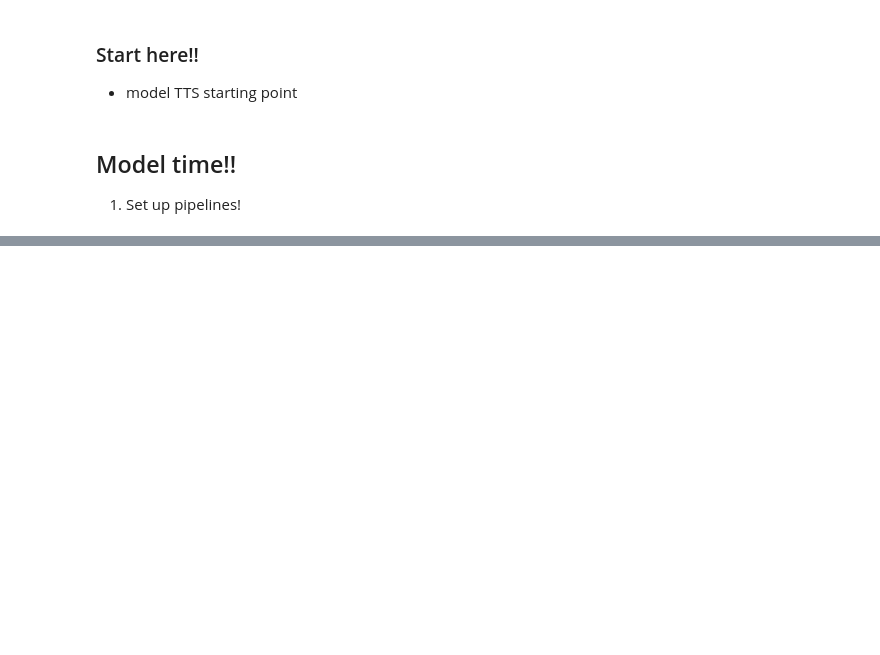
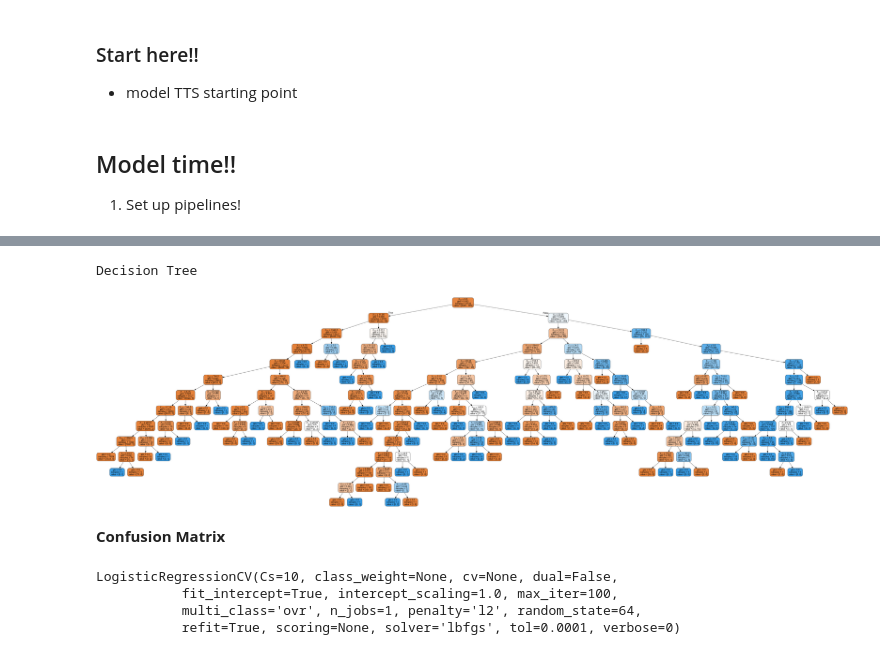
Before and after one commit to jquella/DSI_capstone, a Jupyter notebook: model_v1.ipynb, the cells around one changed output, grey strips where cells are left out. Drawn from its saved outputs; the diff is of its cells as text; code cells hidden in the pictures; blank space fills up the shorter version.

```diff
--- a/model_v1.ipynb
+++ b/model_v1.ipynb
@@ -89,0 +284,17 @@ Hold shape (833, 57)
+# %%
+cat_pipe = Pipeline([
+    ('fe', FeatureExtractor(cat_cols))
+])
+# %%
+pipeline = Pipeline([
+    ('union', FeatureUnion(
+        transformer_list=[
+
+            ('nums', num_pipe),
+
+            ('onehots', cat_pipe)
+        ])),
+    ('model', model)
+])
+# %%
+pipeline.fit(X_train, y_train)
@@ -89,0 +596,15 @@ Hold shape (833, 57)
+# %%
+dot_data = StringIO()
+
+export_graphviz(dt, out_file=dot_data,
+                filled=True, rounded=True,
+                special_characters=True)
+
+graph = pydotplus.graph_from_dot_data(dot_data.getvalue())
+print('Decision Tree')
+Image(graph.create_png())
+# %% [output]
+Decision Tree
+[figure, added]
+# %% [markdown]
+**Confusion Matrix**
@@ -89,0 +613,7 @@ Hold shape (833, 57)
+# %%
+pipeline.named_steps['model']
+# %% [output]
+LogisticRegressionCV(Cs=10, class_weight=None, cv=None, dual=False,
+           fit_intercept=True, intercept_scaling=1.0, max_iter=100,
+           multi_class='ovr', n_jobs=1, penalty='l2', random_state=64,
+           refit=True, scoring=None, solver='lbfgs', tol=0.0001, verbose=0)
```
Also changed, not shown: parts of 85 cells of this notebook, 5 other files.
